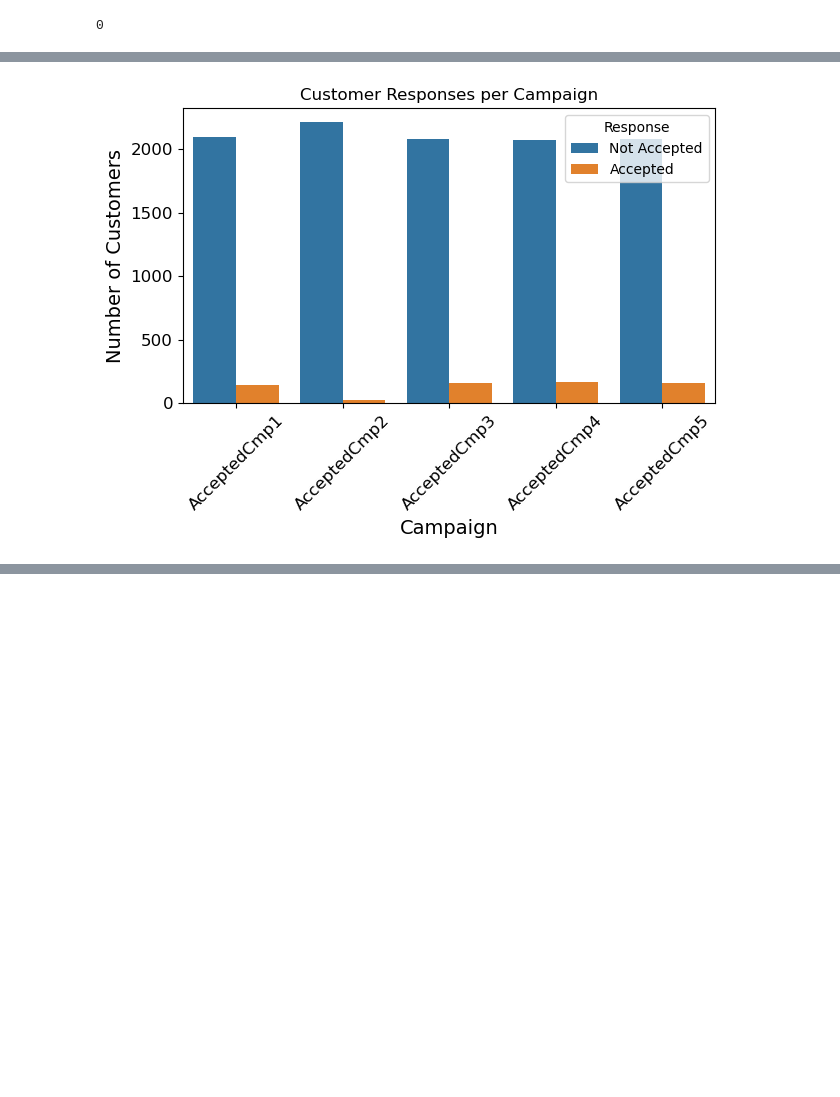
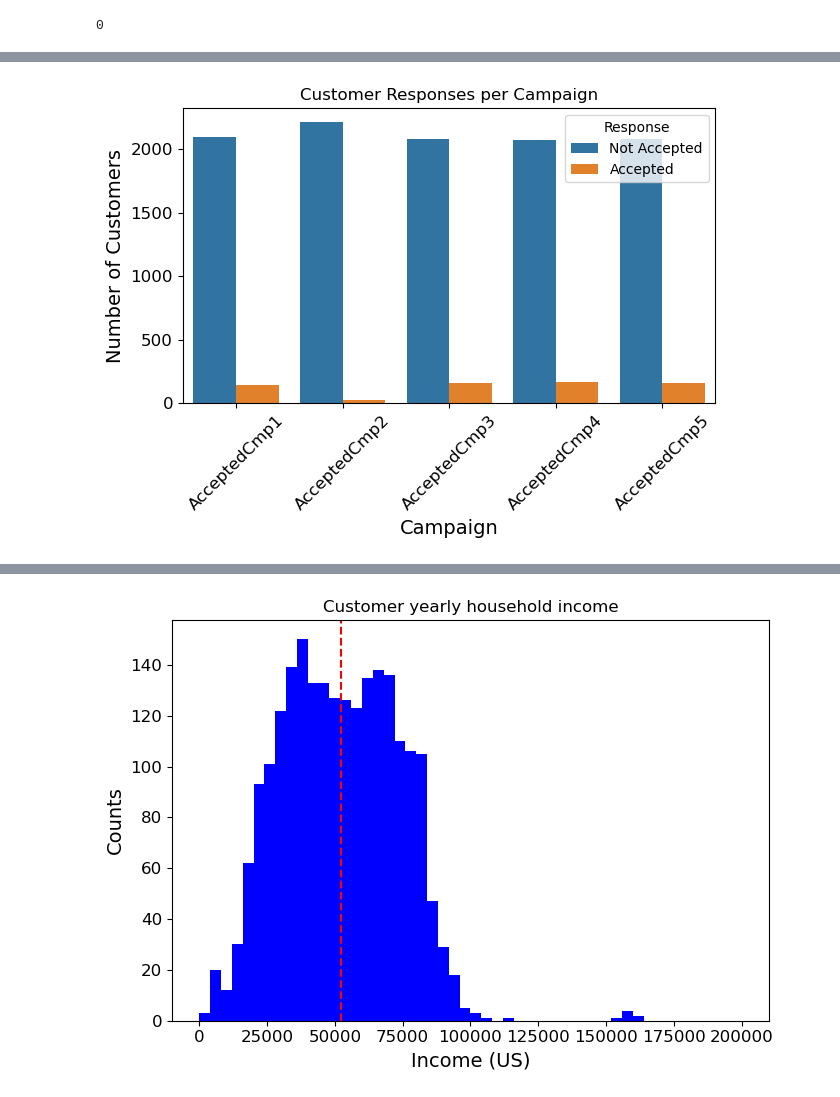
Before and after one commit to cristian0831/Machine-Learning-Projects, a Jupyter notebook: Scikit-Learn/marketing_campaign.ipynb, the cells around one changed output, grey strips where cells are left out. Cells and saved outputs as stored; diff of their text form; code cells hidden in the pictures; blank space fills up the shorter version.

Commit message:
Updating features on understanding data step

```diff
--- a/Scikit-Learn/marketing_campaign.ipynb
+++ b/Scikit-Learn/marketing_campaign.ipynb
@@ -102,8 +129,16 @@ import seaborn as sns
 import math
 
 # Campaign behavior
+
+print("Campaign behavior".center(50,"-"))
+
 camp_response_list = ['AcceptedCmp1', 'AcceptedCmp2', 'AcceptedCmp3', 'AcceptedCmp4', 'AcceptedCmp5']
+## retrieve the most accepted campaign
+campaign_counts = df_marketing[camp_response_list].sum()
+most_accepted_campaign = campaign_counts.idxmax()
+print("The most accepted campaign is: ", most_accepted_campaign[8:])
 
+## Create a data set:  campaign type | Accepted value
 df_reshape = df_marketing[camp_response_list].melt(var_name="Campaign", value_name="Accepted")
 sns.countplot(data=df_reshape, x="Campaign", hue="Accepted")
 plt.legend(title="Response", labels=["Not Accepted", "Accepted"])
@@ -112,4 +147,79 @@ plt.title("Customer Responses per Campaign")
 plt.xticks(rotation=45)
 plt.tight_layout()
 plt.show()
+plt.close()
+
+# Personal Customer Information
+
+print("Customer personal information".center(50,"-"))
+
+mean_in = df_marketing["Income"].mean()
+print(f"The mean income value is: {mean_in:.2f} US")
+
+fig, axs = plt.subplots(figsize=(7,5))
+axs.hist(df_marketing["Income"], bins = 50, color = 'b', range = (0,200000))
+axs.axvline(x=mean_in, color = 'r', linestyle = '--')
+plt.xlabel("Income (US)")
+plt.ylabel("Counts")
+plt.title("Customer yearly household income")
+plt.tight_layout()
+plt.show()
+plt.close()
+
+## Customer Marital status distribution
+
+fig,axs = plt.subplots(1,3, figsize = (13,5))
+
+print("The most common marital status is:", df_marketing["Marital_Status"].value_counts().idxmax())
+print("The most frequent number of small children is:", df_marketing["Kidhome"].value_counts().idxmax())
+print("The most frequent number of teenagers is:", df_marketing["Teenhome"].value_counts().idxmax())
+
+axs = axs.flatten()
+df_marketing["Marital_Status"].value_counts().plot(kind="bar", ax = axs[0])
+df_marketing["Kidhome"].value_counts().plot(kind="bar", ax = axs[1])
+df_marketing["Teenhome"].value_counts().plot(kind="bar", ax = axs[2])
+axs[0].set_title("Marital Status")
+axs[1].set_title("Kidhome")
+axs[2].set_title("Teenhome")
+
+for ax in axs:
+    ax.set_ylabel("Counts")
+
+plt.tight_layout()
+plt.show()
+plt.close()
+
+
+# Behavior analysis
+print("How much the customer spends in the products".center(50,"-"))
+fig, ax = plt.subplots()
+amount_prod_list = ['MntFishProducts', 'MntMeatProducts', 'MntFruits', 'MntSweetProducts', 'MntWines', 'MntGoldProds']
+print("Product that customer spends more is:", df_marketing[amount_prod_list].sum().idxmax()[3:])
+
+df_marketing[amount_prod_list].sum().plot(kind="bar")
+plt.ylabel("Amount (US)")
+plt.show()
+plt.close()
+
+df_marketing[amount_prod_list].describe()
+
+# Purchase channel analysis
+print("Customer interactions with company".center(50,"-"))
+
+fig, ax = plt.subplots()
+purchase_list = ['NumCatalogPurchases', 'NumStorePurchases', 'NumWebPurchases', 'NumDealsPurchases']
+print("the most common type of purchase is", df_marketing[purchase_list].sum().idxmax()[3:])
+df_marketing[purchase_list].sum().plot(kind = "bar")
+plt.ylabel("Counts")
+plt.show()
+plt.close()
+
+# Recency analysis
+print("Days since the last purchase".center(50,"-"))
+fig, ax = plt.subplots()
+print("The last time that most customers buy is: ", df_marketing["Recency"].value_counts().idxmax())
+sns.histplot(data = df_marketing, x="Recency", bins = 100)
+plt.ylabel("Counts")
+plt.show()
+plt.close()
 # %% [output]
@@ -116,0 +231 @@ plt.show()
+[figure, added]
```
Also changed, not shown: parts of 7 cells of this notebook.
